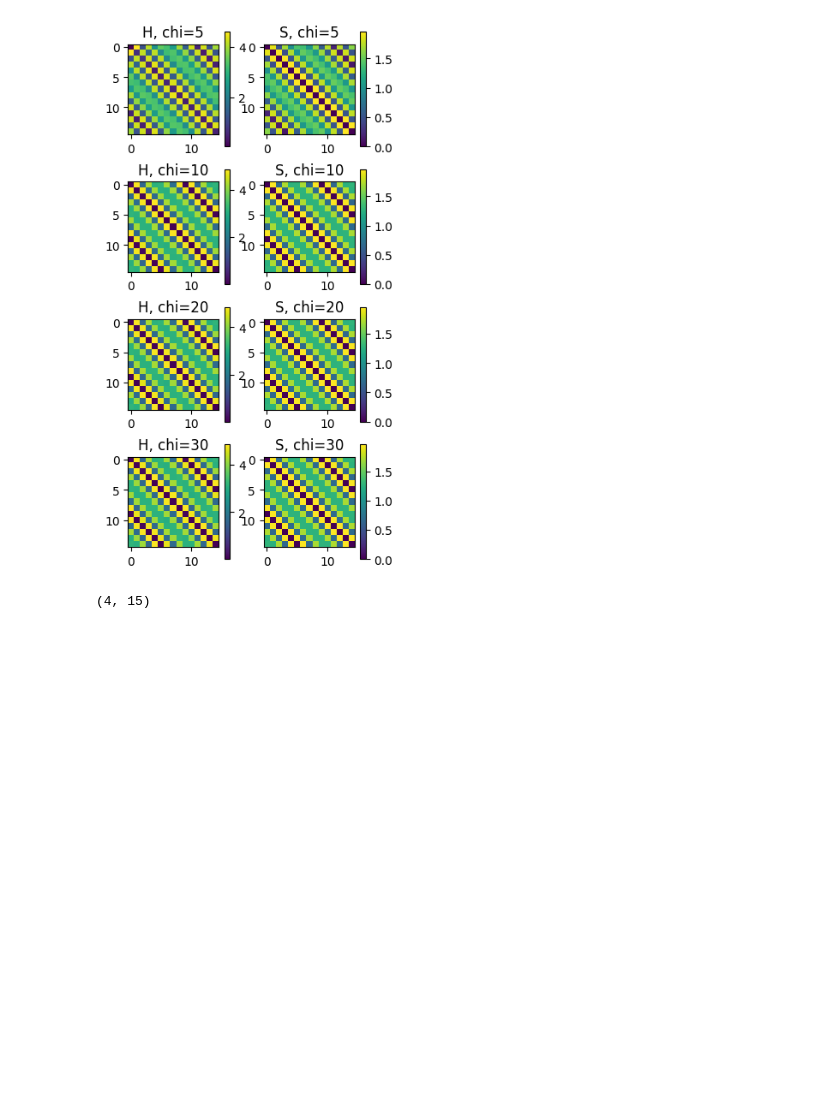
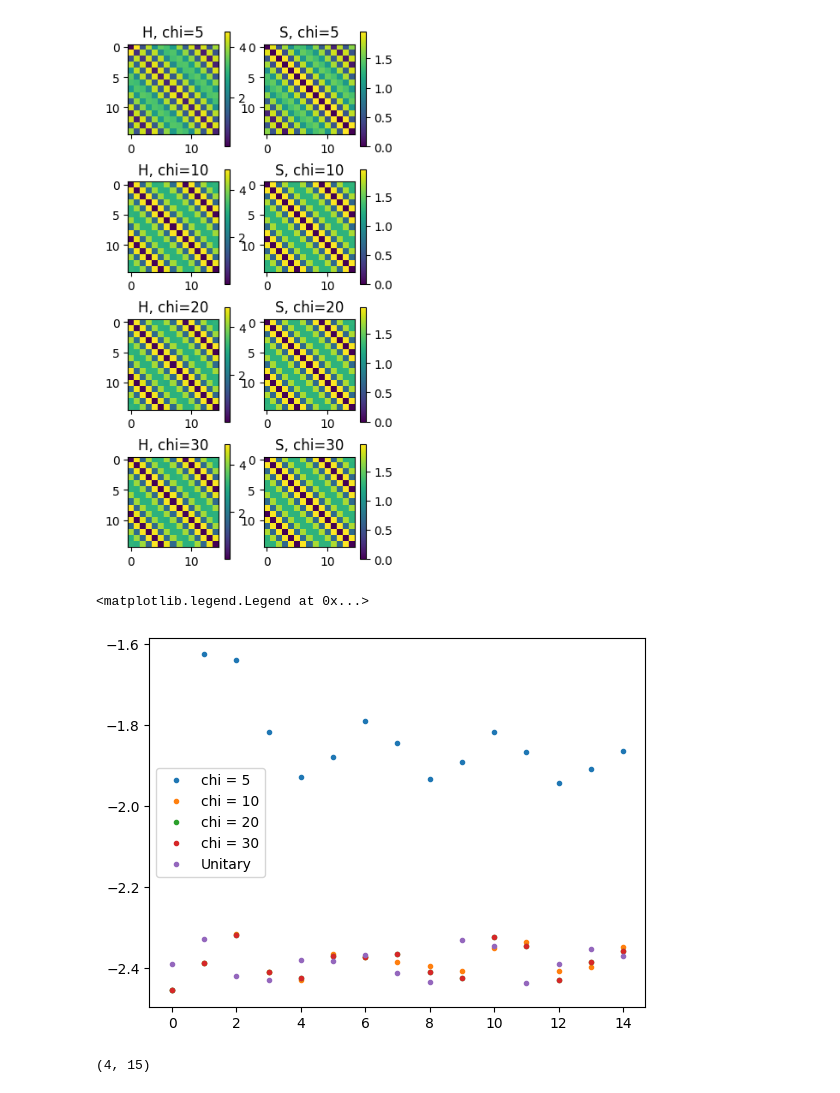
Before and after one commit to bdalfavero/RealTimeKrylov, a Jupyter notebook: hubbard_plot.ipynb, the cells around one changed output. Cells and saved outputs as stored; diff of their text form; code cells hidden in the pictures; blank space fills up the shorter version.

Commit message:
Quantified energy non-conservation and energy discrepancies between TEBD and the unitary of the circuit. See the plot that shows that H[i,i] is half what it should be for TEBD.

```diff
--- a/hubbard_plot.ipynb
+++ b/hubbard_plot.ipynb
@@ -68,6 +68,16 @@ for i, chi_tebd in enumerate(tebd_bond_dims):
     fig3.colorbar(im2)
 # %% [output]
 [figure]
+# %%
+fig3a, ax3b = plt.subplots()
+for i, chi in enumerate(tebd_bond_dims):
+    h_diag = np.diag(all_tebd_h[i, :, :])
+    ax3b.plot(h_diag, '.', label=f"chi = {chi}")
+ax3b.plot(np.diag(h_u), '.', label=f"Unitary")
+ax3b.legend()
+# %% [output]
+<matplotlib.legend.Legend at 0x...>
+[figure, added]
 # %%
 # Average the bond dimension over all tensors.
 avg_bond_size = np.average(bond_sizes, axis=2)
```
Also changed, not shown: 1 other file.
